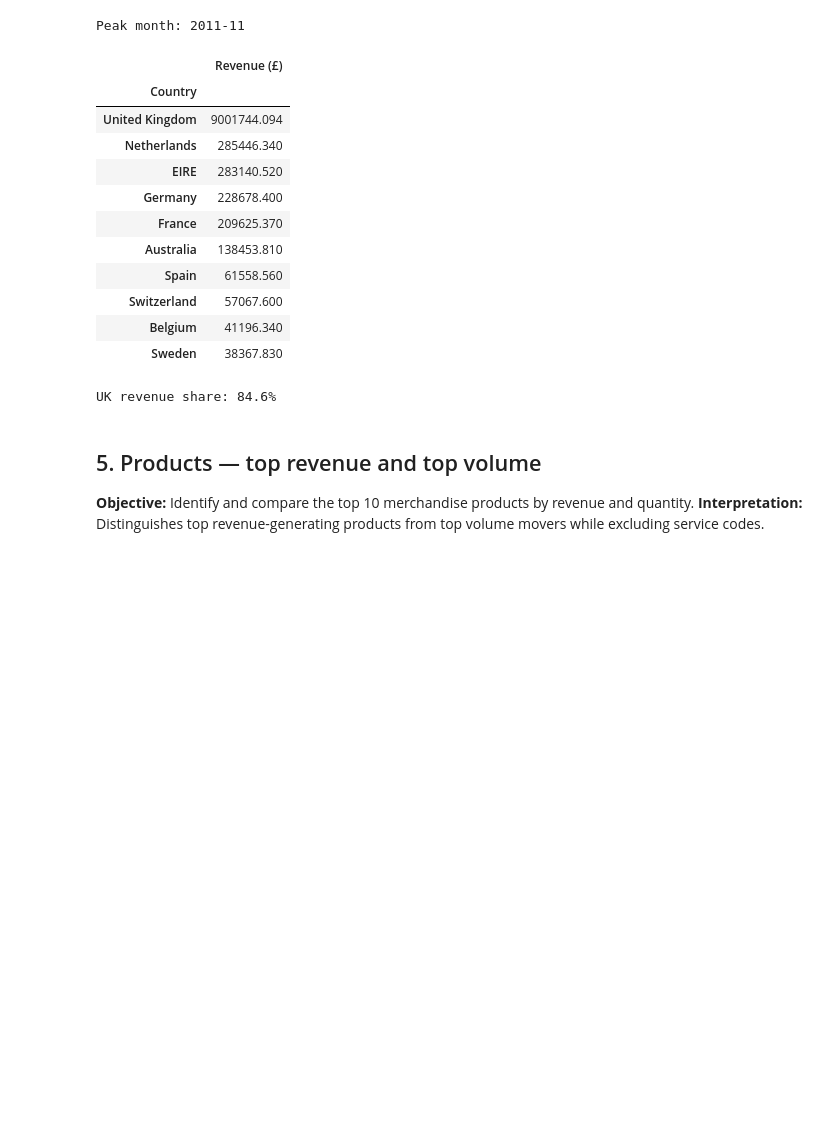
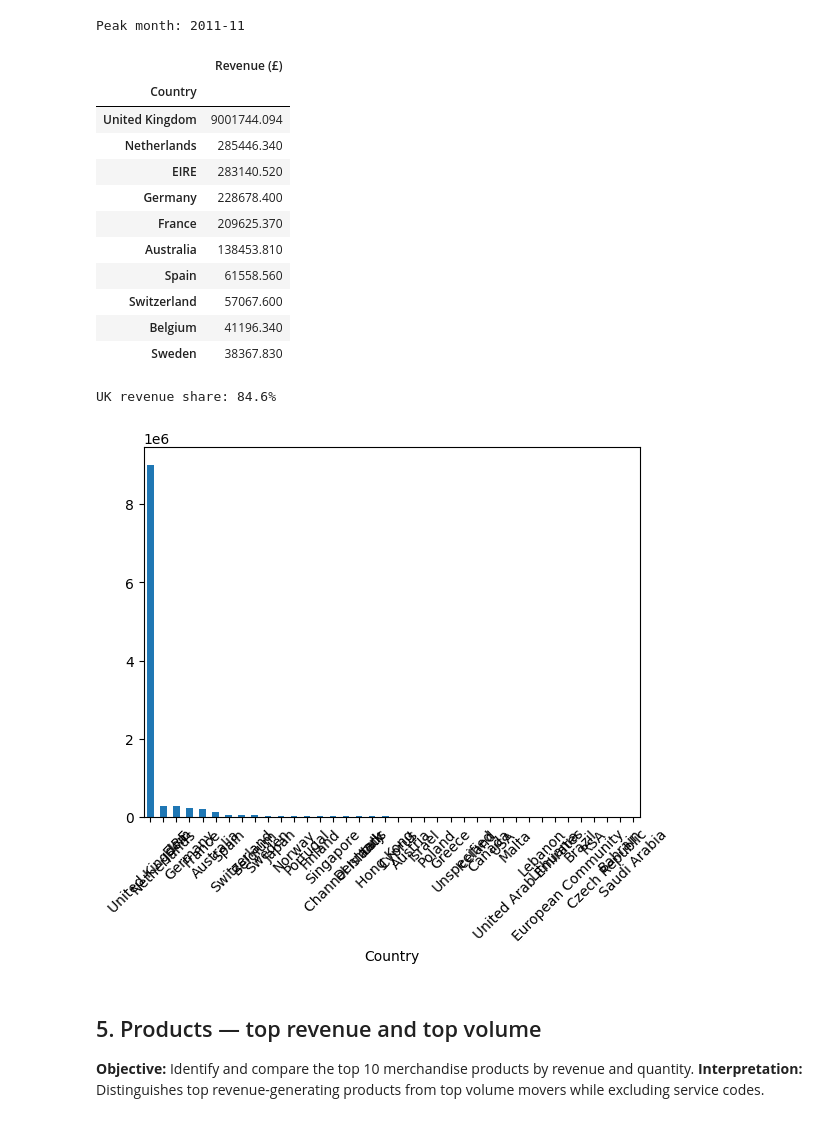
Before and after one commit to keith1101/pds301m-ecommerce-analytics, a Jupyter notebook: notebooks/06_final_integrated_analysis.ipynb, the cells around one changed output. Saved outputs shown, nothing was run; the diff lists cells and outputs as text; code cells hidden in the pictures; blank space fills up the shorter version.

```diff
--- a/notebooks/06_final_integrated_analysis.ipynb
+++ b/notebooks/06_final_integrated_analysis.ipynb
@@ -142,22 +140,30 @@ Peak month: 2011-11
 # %%
 country = revenue_by_country(df)
 display(country.head(10).rename('Revenue (£)').to_frame())
 uk_revenue_share = country.get('United Kingdom', 0) / country.sum()
 print('UK revenue share:', f"{uk_revenue_share:.1%}")
+
+plt.figure()
+country.plot(kind='bar')
+plt.xlabel('Country')
+plt.tight_layout()
+plt.show()
+plt.close()
 # %% [output]
 |  | Revenue (£) |
 | Country |  |
 | United Kingdom | 9001744.094 |
 | Netherlands | 285446.340 |
 | EIRE | 283140.520 |
 | Germany | 228678.400 |
 | France | 209625.370 |
 | Australia | 138453.810 |
 | Spain | 61558.560 |
 | Switzerland | 57067.600 |
 | Belgium | 41196.340 |
 | Sweden | 38367.830 |
 UK revenue share: 84.6%
+[figure, added]
 # %% [markdown]
 ## 5. Products — top revenue and top volume
 
```
Also changed, not shown: parts of 4 cells of this notebook.
